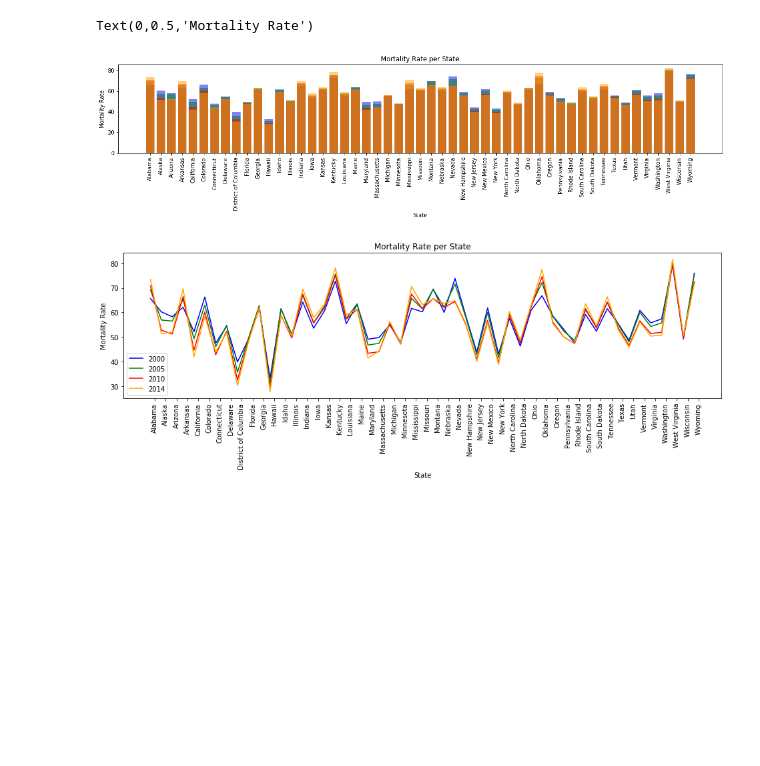
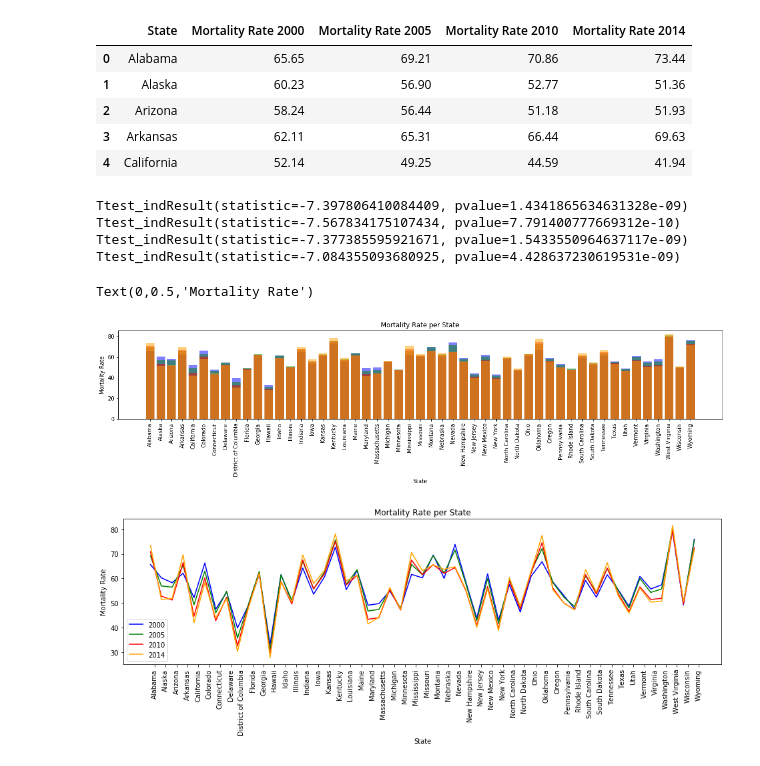
Before and after one commit to atjhsieh/Project-1, a Jupyter notebook: projectOne.ipynb, the cells around one changed output. Drawn from its saved outputs; the diff is of its cells as text; code cells hidden in the pictures; blank space fills up the shorter version.

Commit message:
added t-tests

```diff
--- a/projectOne.ipynb
+++ b/projectOne.ipynb
@@ -14,10 +41,42 @@ eai_df = pd.read_excel(eiafile, encoding='UTF-8')
 # %%
 # FROM NOTES: health respiratory data: Mortality rate for respiratory diseases from 1980-2014 (globalhealthdataexchange)
 # SOURCE: http://ghdx.healthdata.org/record/united-states-chronic-respiratory-disease-mortality-rates-county-1980-2014
 
 healthfile = os.path.join('Resources', 'us_resp_mort.xlsx')
 health_df = pd.read_excel(healthfile, sheet_name='Summary', encoding='UTF-8')
-# health_df.head()
+health_df.head()
+# %% [output]
+|  | State | Mortality Rate 2000 | Mortality Rate 2005 | Mortality Rate 2010 | Mortality Rate 2014 |
+| 0 | Alabama | 65.65 | 69.21 | 70.86 | 73.44 |
+| 1 | Alaska | 60.23 | 56.90 | 52.77 | 51.36 |
+| 2 | Arizona | 58.24 | 56.44 | 51.18 | 51.93 |
+| 3 | Arkansas | 62.11 | 65.31 | 66.44 | 69.63 |
+| 4 | California | 52.14 | 49.25 | 44.59 | 41.94 |
+# %%
+year_2000_mortality = health_df["Mortality Rate 2000"]
+year_2005_mortality = health_df["Mortality Rate 2005"]
+year_2010_mortality = health_df["Mortality Rate 2010"]
+year_2014_mortality = health_df["Mortality Rate 2014"]
+
+year_2000_emissions = year_2000["State annual CO2 emissions (tons)"]
+year_2005_emissions = year_2005["State annual CO2 emissions (tons)"]
+year_2010_emissions = year_2010["State annual CO2 emissions (tons)"]
+year_2014_emissions = year_2014["State annual CO2 emissions (tons)"]
+
+T_test_2000 = stats.ttest_ind(year_2000_mortality, year_2000_emissions, equal_var=False)
+T_test_2005 = stats.ttest_ind(year_2005_mortality, year_2005_emissions, equal_var=False)
+T_test_2010 = stats.ttest_ind(year_2010_mortality, year_2010_emissions, equal_var=False)
+T_test_2014 = stats.ttest_ind(year_2014_mortality, year_2014_emissions, equal_var=False)
+
+print(T_test_2000)
+print(T_test_2005)
+print(T_test_2010)
+print(T_test_2014)
+# %% [output]
+Ttest_indResult(statistic=-7.397806410084409, pvalue=1.4341865634631328e-09)
+Ttest_indResult(statistic=-7.567834175107434, pvalue=7.791400777669312e-10)
+Ttest_indResult(statistic=-7.377385595921671, pvalue=1.5433550964637117e-09)
+Ttest_indResult(statistic=-7.084355093680925, pvalue=4.428637230619531e-09)
 # %%
 x_axis = np.arange(len(health_df))
 tick_locations = [value+0.4 for value in x_axis]
```
Also changed, not shown: parts of 4 cells of this notebook.
